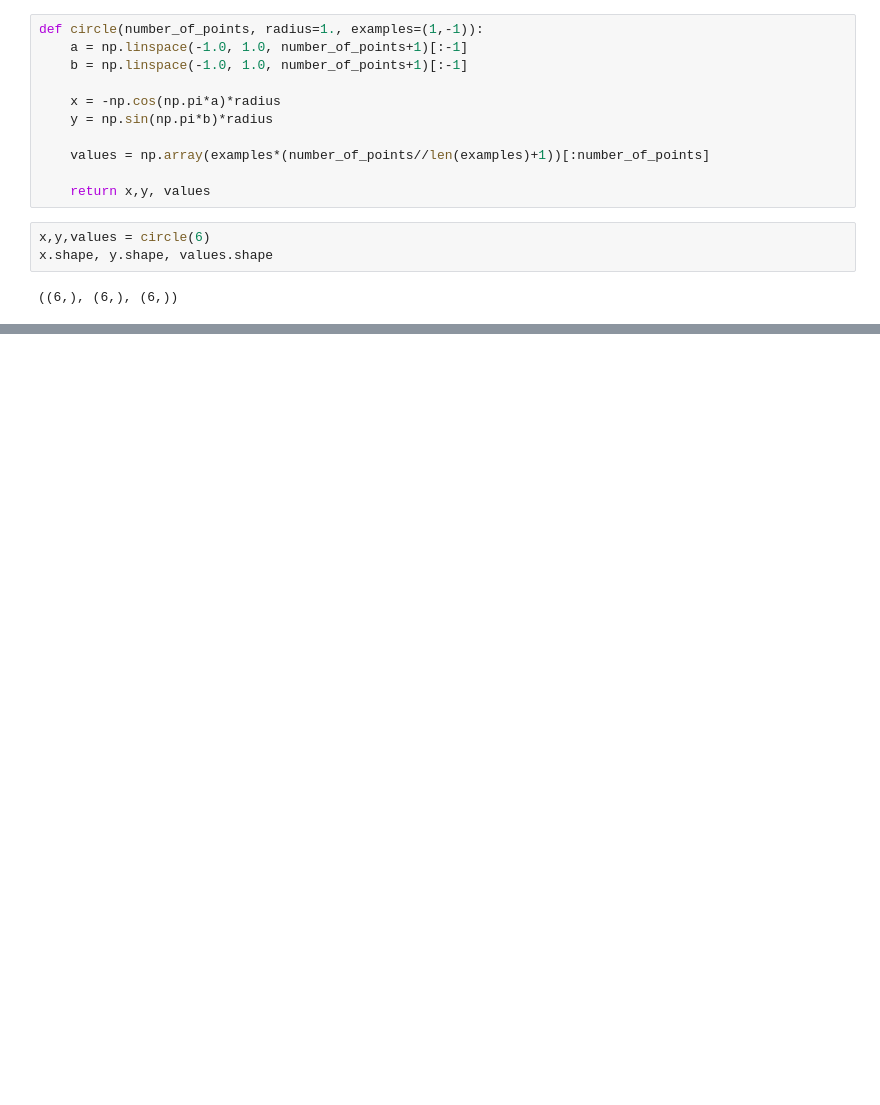
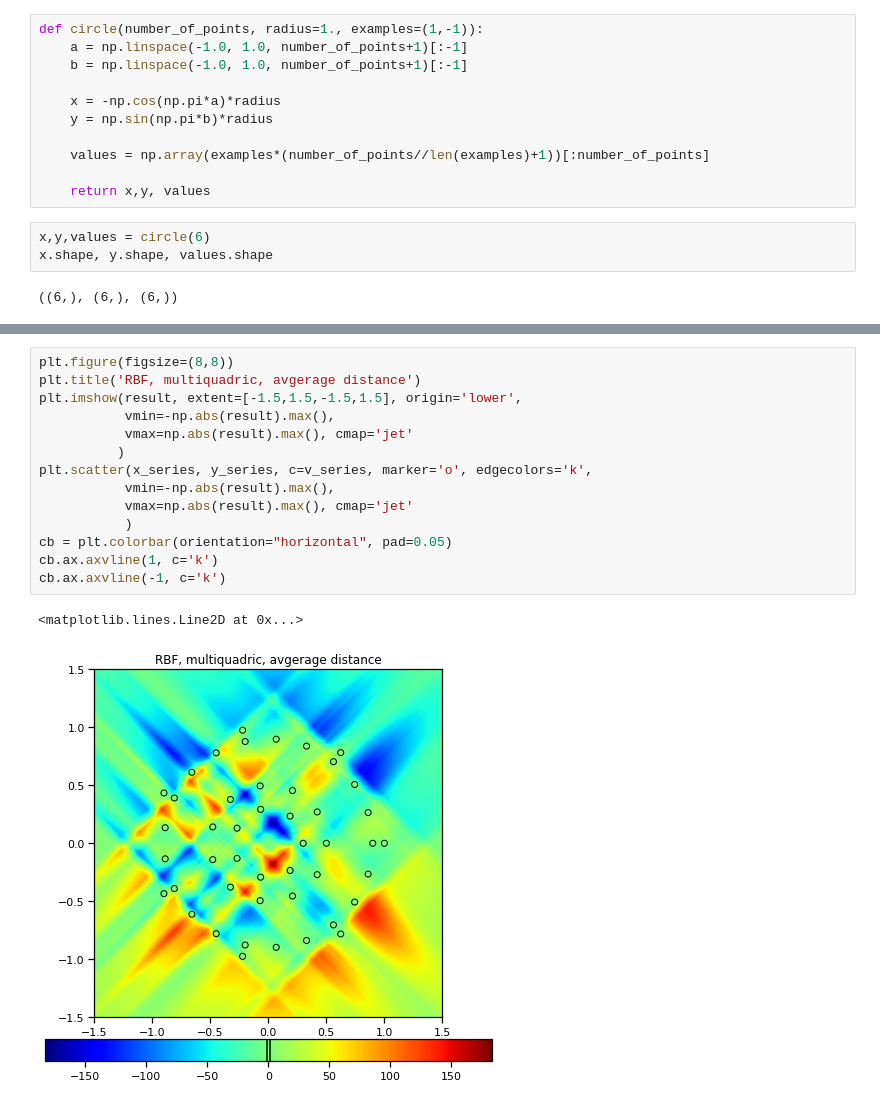
Before and after one commit to KonstantinUshenin/neural-extrapolation-showroom, a Jupyter notebook: example_generator.ipynb, the cells around one changed output, grey strips where cells are left out. Cells and saved outputs as stored; diff of their text form; blank space fills up the shorter version.

```diff
--- a/example_generator.ipynb
+++ b/example_generator.ipynb
@@ -47,0 +78,17 @@ plt.scatter(x,y,c=values, marker='o')
+# %%
+plt.figure(figsize=(8,8))
+plt.title('RBF, multiquadric, avgerage distance')
+plt.imshow(result, extent=[-1.5,1.5,-1.5,1.5], origin='lower',
+           vmin=-np.abs(result).max(),
+           vmax=np.abs(result).max(), cmap='jet'
+          )
+plt.scatter(x_series, y_series, c=v_series, marker='o', edgecolors='k',
+           vmin=-np.abs(result).max(),
+           vmax=np.abs(result).max(), cmap='jet'
+           )
+cb = plt.colorbar(orientation="horizontal", pad=0.05)
+cb.ax.axvline(1, c='k')
+cb.ax.axvline(-1, c='k')
+# %% [output]
+<matplotlib.lines.Line2D at 0x...>
+[figure, added]
```
Also changed, not shown: parts of 9 cells of this notebook.
